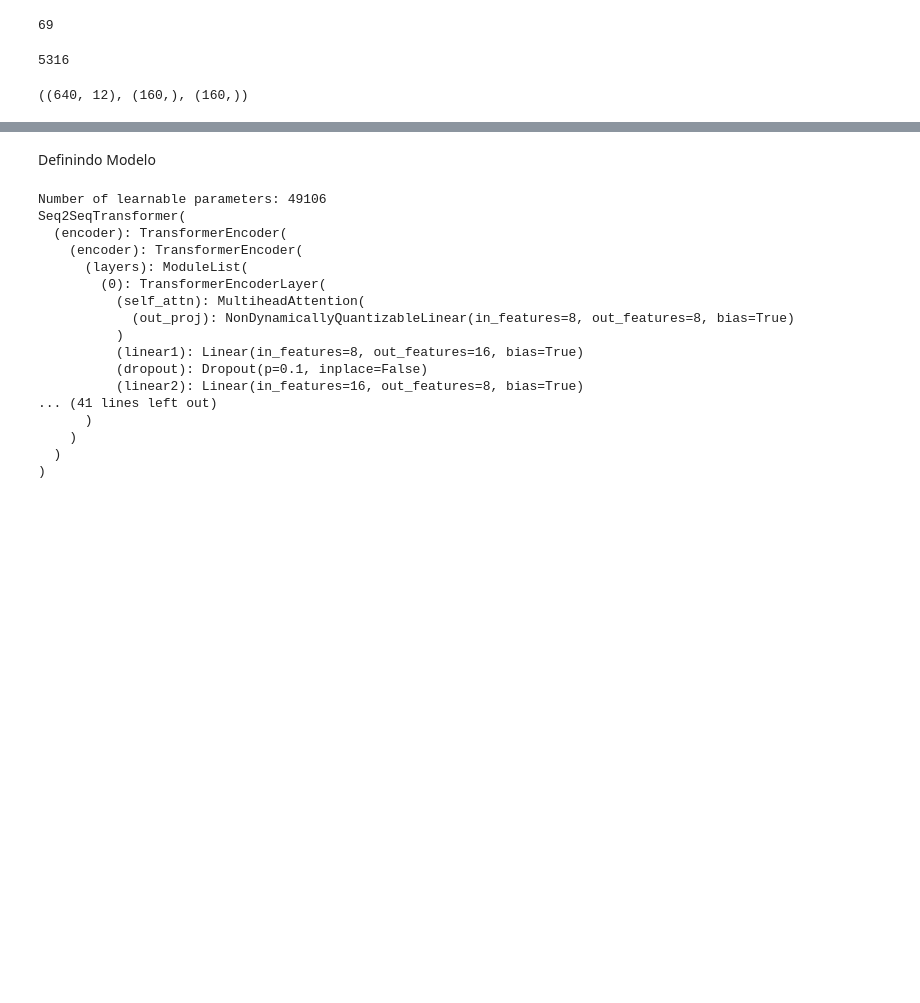
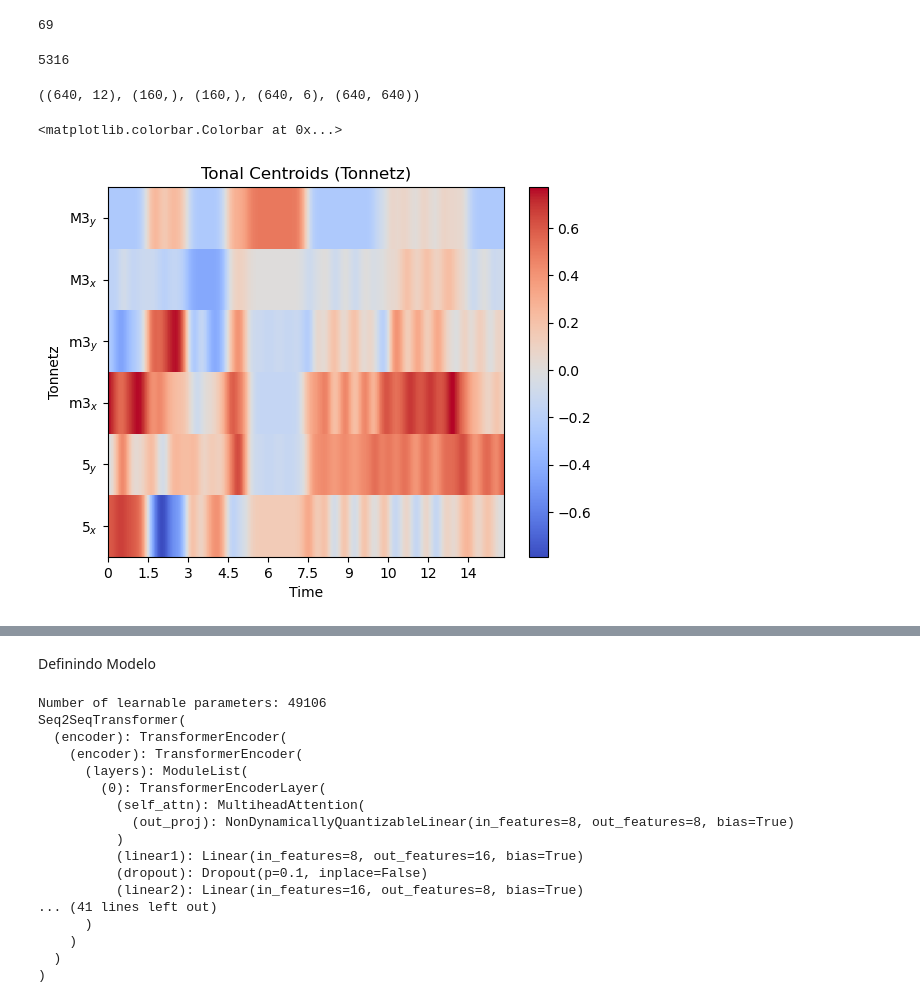
Before and after one commit to ThiagoPoppe/functional-harmony, a Jupyter notebook: notebooks/transformer_pianoroll.ipynb, the cells around one changed output, grey strips where cells are left out. Cells and saved outputs as stored; diff of their text form; code cells hidden in the pictures; blank space fills up the shorter version.

```diff
--- a/notebooks/transformer_pianoroll.ipynb
+++ b/notebooks/transformer_pianoroll.ipynb
@@ -105,8 +107,25 @@ class PianoRollDataSet(Dataset):
             labels = data['labels'][:]
             mask = data['mask'][:][0]
 
+            # print(pianoroll)
+            # print(pianoroll.shape)
+
+            chroma = compute_chroma(pianoroll)
+            # print(chroma)
+            # print(chroma.shape)
+
+            tonnetz = compute_tonnetz(chroma)
+            # print(tonnetz)
+            # print(tonnetz.shape)
+
+            similarity = tonnetz @ tonnetz.T
+            # similarity = compute_harmony_similarity(tonnetz)
+            # print(similarity)
+            # print(similarity.shape)
+
         labels = np.array(list(map(lambda row: token_dict[' '.join([str(num) for num in row])], labels.T)))
-        return pianoroll, labels, mask
+        return pianoroll, labels, mask, tonnetz, similarity
+#!!!!!
 # %%
 with h5py.File('/storage/datasets/thiago.poppe/BPS_FH/dataset/validation.h5', 'r') as fp:
     print(len(fp))
@@ -122,7 +141,19 @@ len(train_dataset)
 # %% [output]
 5316
 # %%
-pianoroll, labels, mask = train_dataset[0]
-pianoroll.shape, labels.shape, mask.shape
+pianoroll, labels, mask, tonnetz, similarity = train_dataset[0]
+pianoroll.shape, labels.shape, mask.shape, tonnetz.shape, similarity.shape
 # %% [output]
-((640, 12), (160,), (160,))
+((640, 12), (160,), (160,), (640, 6), (640, 640))
+# %%
+import matplotlib.pyplot as plt
+import librosa
+fig, ax = plt.subplots(nrows=1, sharex=True)
+img1 = librosa.display.specshow(tonnetz.T,
+                                y_axis='tonnetz', x_axis='time', ax=ax)
+ax.set(title='Tonal Centroids (Tonnetz)')
+ax.label_outer()
+fig.colorbar(img1, ax=ax)
+# %% [output]
+<matplotlib.colorbar.Colorbar at 0x...>
+[figure, added]
```
Also changed, not shown: parts of 12 cells of this notebook, 1 other file.
